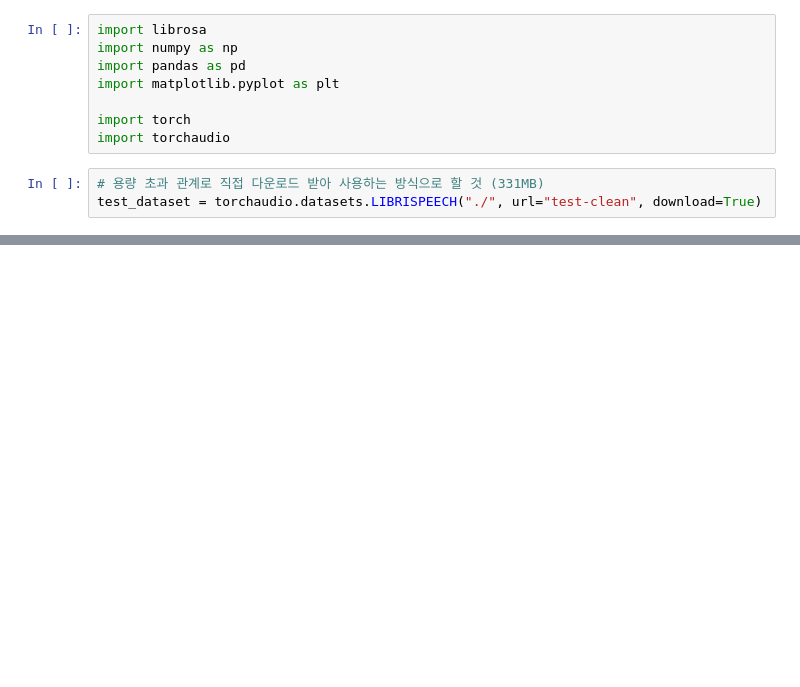
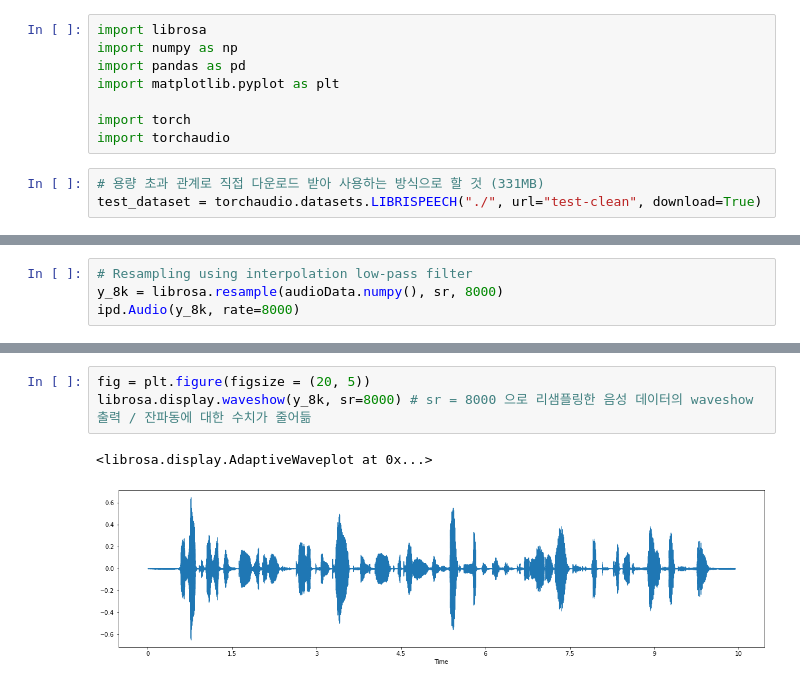
Before and after one commit to DevTae/Digital-Signal-Processing-Exercise, a Jupyter notebook: Digital-Signal-Processing-Exercise.ipynb, the cells around one changed output, grey strips where cells are left out. Saved outputs shown, nothing was run; the diff lists cells and outputs as text; blank space fills up the shorter version.

```diff
--- a/Digital-Signal-Processing-Exercise.ipynb
+++ b/Digital-Signal-Processing-Exercise.ipynb
@@ -34,0 +65,4 @@ test_dataset = torchaudio.datasets.LIBRISPEECH("./", url="test-clean", download=
+# %%
+# Resampling using interpolation low-pass filter
+y_8k = librosa.resample(audioData.numpy(), sr, 8000)
+ipd.Audio(y_8k, rate=8000)
@@ -34,0 +95,6 @@ test_dataset = torchaudio.datasets.LIBRISPEECH("./", url="test-clean", download=
+# %%
+fig = plt.figure(figsize = (20, 5))
+librosa.display.waveshow(y_8k, sr=8000) # sr = 8000 으로 리샘플링한 음성 데이터의 waveshow 출력 / 잔파동에 대한 수치가 줄어듦
+# %% [output]
+<librosa.display.AdaptiveWaveplot at 0x...>
+[figure, added]
```
Also changed, not shown: parts of 14 cells of this notebook.
